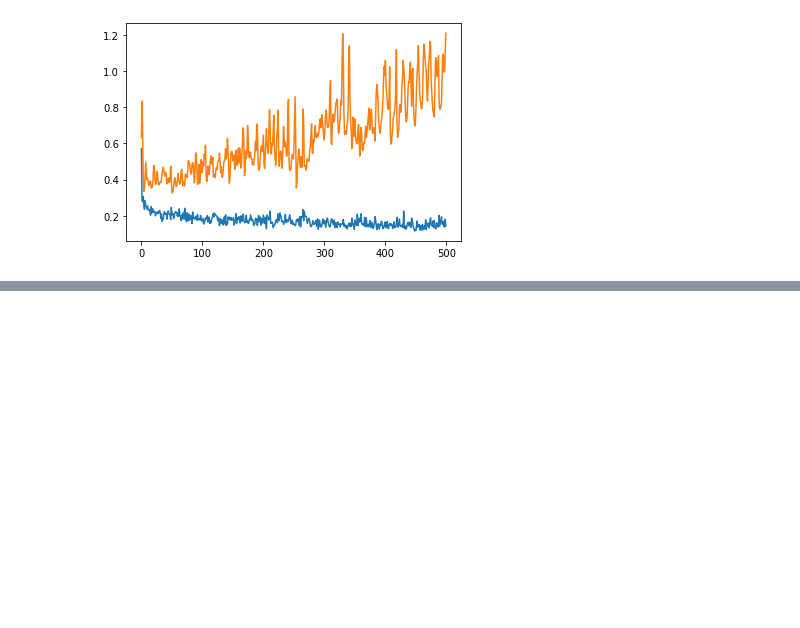
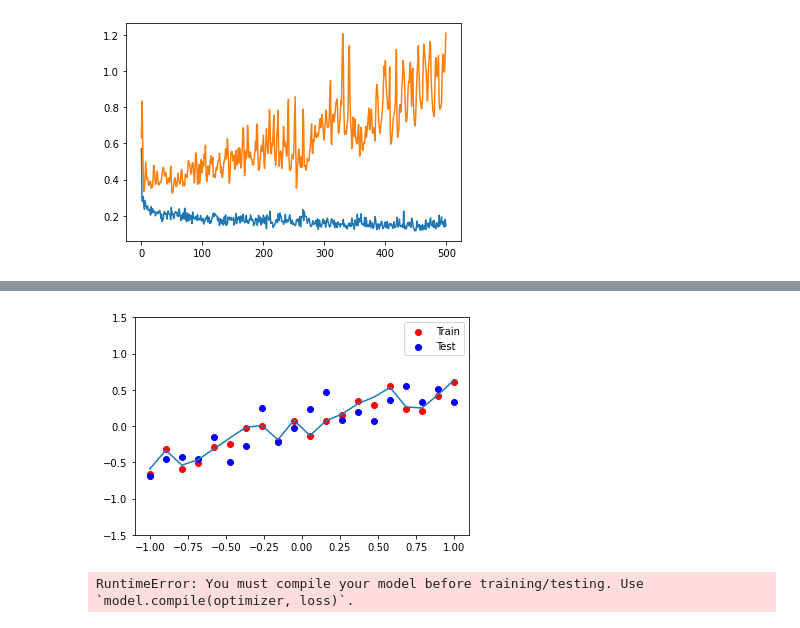
Before and after one commit to anilans029/DL-Algos, a Jupyter notebook: Dropout Layers.ipynb, the cells around one changed output, grey strips where cells are left out. Cells and saved outputs as stored; diff of their text form; code cells hidden in the pictures; blank space fills up the shorter version.

```diff
--- a/Dropout Layers.ipynb
+++ b/Dropout Layers.ipynb
@@ -380,0 +417,10 @@ plt.plot(history3.history['val_loss'])
+# %%
+model_1 = Sequential()
+model_1.add(Dense(128, input_dim=1, activation="relu"))
+model_1.add(Dense(128, activation="relu"))
+model_1.add(Dense(1, activation="linear"))
+adam = Adam(learning_rate=0.01)
+model_1.compile(loss='mse', optimizer=adam, metrics=['mse'])
+history = model_1.fit(X_train, y_train, epochs=500,
+                    validation_data = (X_test, y_test),
+                    verbose=1)
@@ -380,0 +452,2 @@ plt.plot(history3.history['val_loss'])
+# %%
+y_pred_1 = model_1.predict(X_test)
@@ -380,0 +456,10 @@ plt.plot(history3.history['val_loss'])
+# %%
+plt.figure()
+plt.scatter(X_train, y_train, c='red', label='Train')
+plt.scatter(X_test, y_test, c='blue', label='Test')
+plt.plot(X_test, y_pred_1)
+plt.legend()
+plt.ylim((-1.5, 1.5))
+plt.show()
+# %% [output]
+[figure, added]
@@ -380,0 +479,15 @@ plt.plot(history3.history['val_loss'])
+# %%
+model_3 = Sequential()
+model_3.add(Dense(128, input_dim=1, activation="relu"))
+model_3.add(Dropout(0.5))
+model_3.add(Dense(128, activation="relu"))
+model_3.add(Dropout(0.5))
+model_3.add(Dense(1, activation="linear"))
+adam = Adam(learning_rate=0.01)
+model_2.compile(loss='mse', optimizer=adam, metrics=['mse'])
+
+drop_out_history2 = model_3.fit(X_train, y_train, epochs=500,
+                               validation_data = (X_test, y_test),
+                               verbose=False)
+# %% [output]
+RuntimeError: You must compile your model before training/testing. Use `model.compile(optimizer, loss)`.
```
Also changed, not shown: parts of 13 cells of this notebook.
